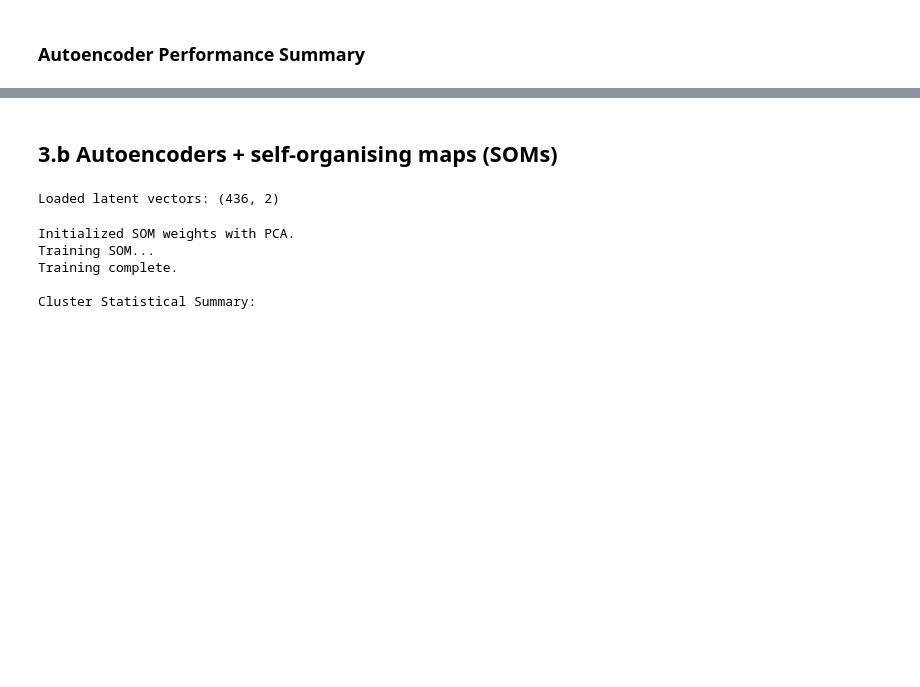
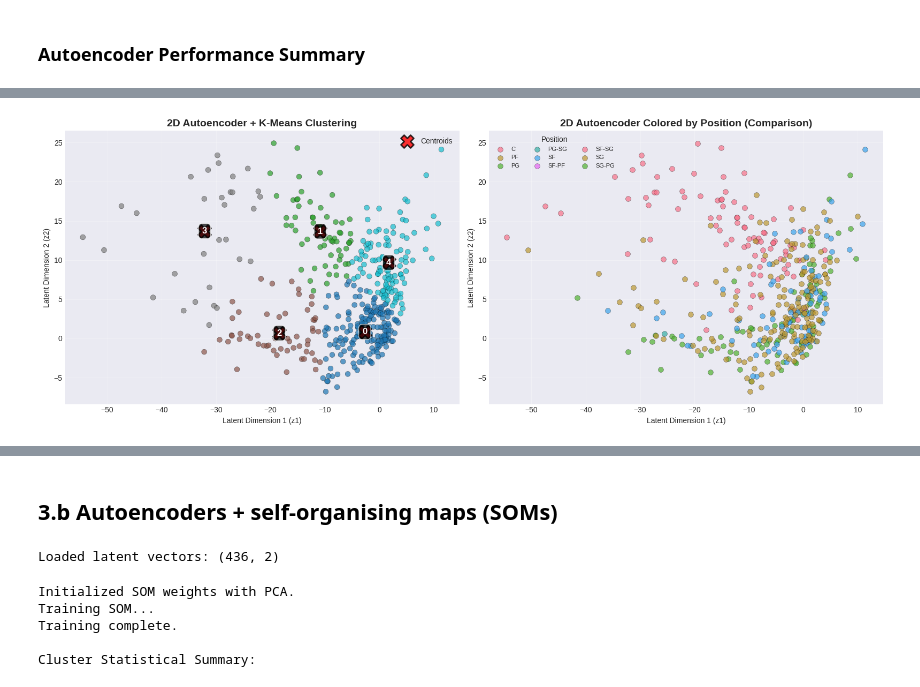
Before and after one commit to SeanMz28/IDVE_assignment2, a Jupyter notebook: assignment2.ipynb, the cells around one changed output, grey strips where cells are left out. Drawn from its saved outputs; the diff is of its cells as text; code cells hidden in the pictures; blank space fills up the shorter version.

```diff
--- a/assignment2.ipynb
+++ b/assignment2.ipynb
@@ -879,0 +868,81 @@ print(f"Loaded latent vectors: {Z2.shape}")
+# %%
+# Apply k-Means clustering to 2D autoencoder latent vectors
+n_clusters = 5
+kmeans_ae = KMeans(n_clusters=n_clusters, random_state=RANDOM_SEED)
+ae_cluster_labels = kmeans_ae.fit_predict(Z2)
+
+# Add cluster labels to dataframe
+df_ae = df_filtered.copy() if 'df_filtered' in globals() else df.copy()
+df_ae = df_ae.iloc[:len(Z2)].copy()
+df_ae['ae_cluster'] = ae_cluster_labels
+
+# Define cluster names based on statistical analysis
+ae_cluster_names = {
+    0: "0: Veteran Role Players",
+    1: "1: Defensive Bigs",
+    2: "2: Elite Scoring Guards",
+    3: "3: Superstar Two-Way Players",
+    4: "4: Deep Bench/Limited Minutes"
+}
+
+# Compute cluster summary statistics
+stat_cols = ['PTS', 'AST%', 'STL%', 'BLK%', 'ORB%', 'DRB%']
+ae_cluster_summary = df_ae.groupby('ae_cluster')[stat_cols].mean().round(2)
+
+print("=" * 80)
+print("AUTOENCODER K-MEANS CLUSTERING ANALYSIS")
+print("=" * 80)
+print("\nCluster Statistical Summary:")
+print(ae_cluster_summary)
+
+# Print example players per cluster
+print("\n" + "=" * 80)
+print("Example Players per Cluster:")
+print("=" * 80)
+for cluster_id in sorted(df_ae['ae_cluster'].unique()):
+    players = df_ae[df_ae['ae_cluster'] == cluster_id]['Player Name'].head(10).tolist()
+    print(f"\nCluster {cluster_id} ({ae_cluster_names.get(cluster_id, 'Unknown')}):")
+    print(f"  {', '.join(players)}")
+
+# Visualize k-Means clusters on 2D autoencoder space
+fig, axes = plt.subplots(1, 2, figsize=(16, 6))
+
+# Plot 1: Colored by k-Means clusters
+ax1 = axes[0]
+scatter1 = ax1.scatter(Z2[:, 0], Z2[:, 1], c=ae_cluster_labels, cmap='tab10', s=50, alpha=0.7, edgecolors='k', linewidth=0.3)
+ax1.scatter(kmeans_ae.cluster_centers_[:, 0], kmeans_ae.cluster_centers_[:, 1],
+            c='red', s=300, alpha=0.8, edgecolors='black', linewidth=2, marker='X', label='Centroids')
+ax1.set_title('2D Autoencoder + K-Means Clustering', fontsize=14, fontweight='bold')
+ax1.set_xlabel('Latent Dimension 1 (z1)')
+ax1.set_ylabel('Latent Dimension 2 (z2)')
+ax1.legend()
+ax1.grid(True, alpha=0.3)
+
+# Add cluster labels
+for cluster_id in range(n_clusters):
+    x_mean = Z2[ae_cluster_labels == cluster_id, 0].mean()
+    y_mean = Z2[ae_cluster_labels == cluster_id, 1].mean()
+    ax1.text(x_mean, y_mean, str(cluster_id),
+             fontsize=12, weight='bold', color='white',
+             ha='center', va='center',
+             bbox=dict(facecolor='black', alpha=0.7, edgecolor='white', boxstyle='round,pad=0.4'))
+
+# Plot 2: Colored by Position (comparison)
+ax2 = axes[1]
+pos = df_ae['Position'].reset_index(drop=True)
+for p in sorted(pos.unique()):
+    m = (pos == p).values
+    ax2.scatter(Z2[m, 0], Z2[m, 1], s=50, label=p, alpha=0.7, edgecolors='k', linewidth=0.3)
+ax2.set_title('2D Autoencoder Colored by Position (Comparison)', fontsize=14, fontweight='bold')
+ax2.set_xlabel('Latent Dimension 1 (z1)')
+ax2.set_ylabel('Latent Dimension 2 (z2)')
+ax2.legend(title='Position', ncols=3, fontsize=8)
+ax2.grid(True, alpha=0.3)
+
+plt.tight_layout()
+plt.show()
+
+print("\n" + "=" * 80)
+print("CLUSTERING COMPLETE")
+print("=" * 80)
+# %% [output]
@@ -879,0 +966 @@ print(f"Loaded latent vectors: {Z2.shape}")
+[figure, added]
```
Also changed, not shown: parts of 14 cells of this notebook.
